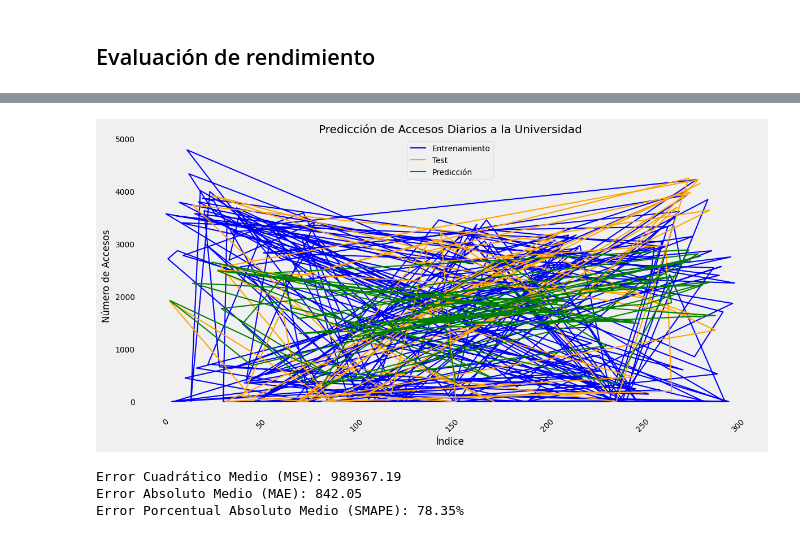
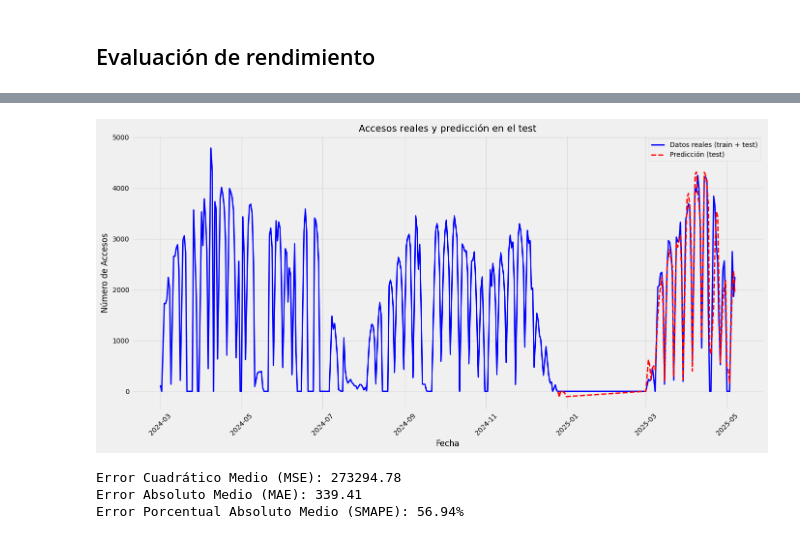
Before and after one commit to BrendanRubilar/IA_Library_Proyect, a Jupyter notebook: LibraryUseXGB.ipynb, the cells around one changed output, grey strips where cells are left out. Drawn from its saved outputs; the diff is of its cells as text; code cells hidden in the pictures.

```diff
--- a/LibraryUseXGB.ipynb
+++ b/LibraryUseXGB.ipynb
@@ -320,7 +308,7 @@ model = xgb.XGBRegressor(
     max_depth = 3,
     n_estimators = 100
     )
-model.fit(X_train, y_train)
+model.fit(X_train_final, y_train_final)
 # %% [output]
 XGBRegressor(base_score=None, booster=None, callbacks=None,
              colsample_bylevel=None, colsample_bynode=None,
@@ -359,12 +349,16 @@ Mejores parámetros: {'colsample_bytree': 0.8, 'learning_rate': 0.01, 'max_depth
 # %%
+best_params = grid_search.best_params_
+
 model = xgb.XGBRegressor(
-    colsample_bytree = 0.8,
-    objective ='reg:squarederror',
-    learning_rate = 0.01,
-    max_depth = 3,
-    n_estimators = 250,
-    subsample = 0.8
-    )
-model.fit(X_train, y_train)
+    n_estimators=best_params['n_estimators'],
+    learning_rate=best_params['learning_rate'],
+    max_depth=best_params['max_depth'],
+    subsample=best_params['subsample'],
+    colsample_bytree=best_params['colsample_bytree'],
+    reg_alpha=best_params['reg_alpha'],
+    reg_lambda=best_params['reg_lambda'],
+    objective='reg:squarederror'
+)
+model.fit(X_train_final, y_train_final)
 # %% [output]
 XGBRegressor(base_score=None, booster=None, callbacks=None,
@@ -382,6 +376,7 @@ XGBRegressor(base_score=None, booster=None, callbacks=None,
 ## Evaluación de rendimiento
 # %%
 predicted = model.predict(X_test)
+predicted = np.maximum(predicted, 0)
 # %%
 predicted
 # %% [output]
@@ -400,30 +399,29 @@ array([1243.3037 , 1887.9972 , 1215.041  , 1770.2186 , 2450.5435 ,
       dtype=float32)
 # %%
-# Graficar resultados y calcular métricas para XGBoost
-plt.figure(figsize=(12, 6))
-plt.plot(X_train.index, y_train, label='Entrenamiento', color='blue')
-plt.plot(X_test.index, y_test, label='Test', color='orange')
-plt.plot(X_test.index, predicted, label='Predicción', color='green')
-plt.title('Predicción de Accesos Diarios a la Universidad')
-plt.xlabel('Índice')
-plt.ylabel('Número de Accesos')
+# Graficar datos reales completos y predicción solo en el test
+fechas = daily_counts_full['Fecha']
+plt.figure(figsize=(14, 7))
+plt.plot(fechas, daily_counts_full['Accesos'], label='Datos reales (train + test)', color='blue', linewidth=2)
+plt.plot(fechas.loc[X_test.index], predicted, label='Predicción (test)', color='red', linestyle='--', linewidth=2)
+plt.title('Accesos reales y predicción en el test', fontsize=14)
+plt.xlabel('Fecha', fontsize=12)
+plt.ylabel('Número de Accesos', fontsize=12)
 plt.xticks(rotation=45)
-plt.legend()
-plt.grid()
+plt.legend(fontsize=10)
+plt.grid(alpha=0.5)
 plt.tight_layout()
 plt.show()
-
 # Evaluación del modelo
 from sklearn.metrics import mean_squared_error, mean_absolute_error
 
 mse = mean_squared_error(y_test, predicted)
 mae = mean_absolute_error(y_test, predicted)
 smape_value = smape(y_test, predicted)
 print(f"Error Cuadrático Medio (MSE): {mse:.2f}")
 print(f"Error Absoluto Medio (MAE): {mae:.2f}")
 print(f"Error Porcentual Absoluto Medio (SMAPE): {smape_value:.2f}%")
 # %% [output]
-[figure, old version]
+[figure, new version]
-Error Cuadrático Medio (MSE): 989367.19
-Error Absoluto Medio (MAE): 842.05
-Error Porcentual Absoluto Medio (SMAPE): 78.35%
+Error Cuadrático Medio (MSE): 273294.78
+Error Absoluto Medio (MAE): 339.41
+Error Porcentual Absoluto Medio (SMAPE): 56.94%
```
Also changed, not shown: parts of 23 cells of this notebook, 3 other files.
